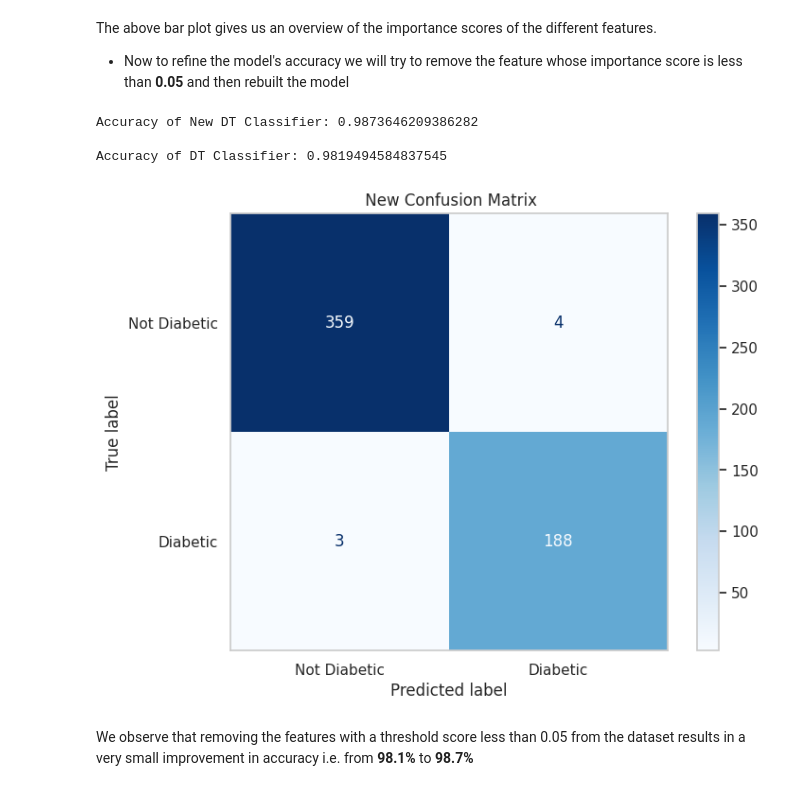
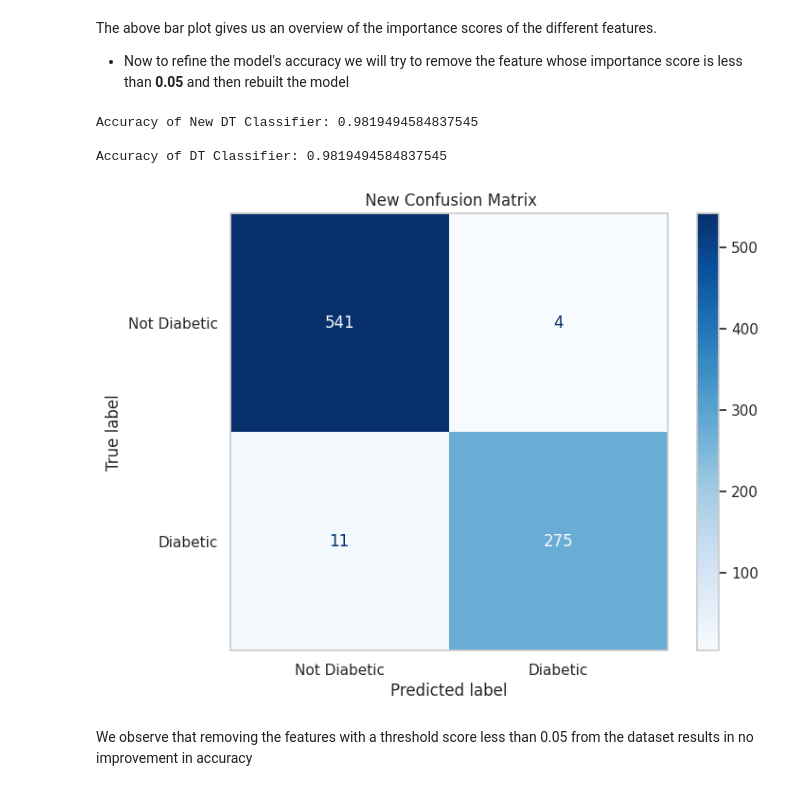
Before and after one commit to akklevin/Diabetes-Prediction, a Jupyter notebook: ML_ASSIGNMENT_2.ipynb, the cells around one changed output. Drawn from its saved outputs; the diff is of its cells as text; code cells hidden in the pictures.

```diff
--- a/ML_ASSIGNMENT_2.ipynb
+++ b/ML_ASSIGNMENT_2.ipynb
@@ -280,38 +280,38 @@ threshold = 0.05
 # Get the list of features to drop
 features_to_drop = featuresDF[featuresDF['Importance'] < threshold]['Feature'].tolist()
 
 # Drop features from the dataset
 X_dropped = diabetesData.drop(columns=features_to_drop)  # Updated DataFrame with dropped features
 
 X = X_dropped.drop('Outcome', axis=1)  #Features
 y = X_dropped['Outcome']  # Target Variable
 
-X_train, X_test, y_train, y_test = train_test_split(X, y, test_size=0.2, random_state=42, stratify=y)
+X_train, X_test, y_train, y_test = train_test_split(X, y, test_size=0.3, random_state=42, stratify=y)
 
 dtClassifier = DecisionTreeClassifier(random_state=42)
 
 dtClassifier.fit(X_train, y_train)
 
 y_pred = dtClassifier.predict(X_test)
 
 exp1_accuracy = accuracy_score(y_test, y_pred)
 print("\nAccuracy of New DT Classifier:", exp1_accuracy) #New accuracy
 print("\nAccuracy of DT Classifier:", accuracy)
 
 cm = confusion_matrix(y_test, y_pred)
 
 fig, ax = plt.subplots(figsize=(8, 6))
 ConfusionMatrixDisplay(cm, display_labels=['Not Diabetic', 'Diabetic']).plot(cmap=plt.cm.Blues, ax=ax)
 ax.set_title(' New Confusion Matrix')
 plt.grid(False)
 plt.show()
 # %% [output]
-Accuracy of New DT Classifier: 0.9873646209386282
+Accuracy of New DT Classifier: 0.9819494584837545
 
 Accuracy of DT Classifier: 0.9819494584837545
-[figure, old version]
+[figure, new version]
 # %% [markdown]
-We observe that removing the features with a threshold score less than 0.05 from the dataset results in a very small improvement in accuracy i.e. from **98.1%** to **98.7%**
+We observe that removing the features with a threshold score less than 0.05 from the dataset results in no improvement in accuracy
 # %% [markdown]
 # CONCLUSION
 After retrieving the dataset from Kaggle we,
```
Also changed, not shown: parts of 1 cell of this notebook.
